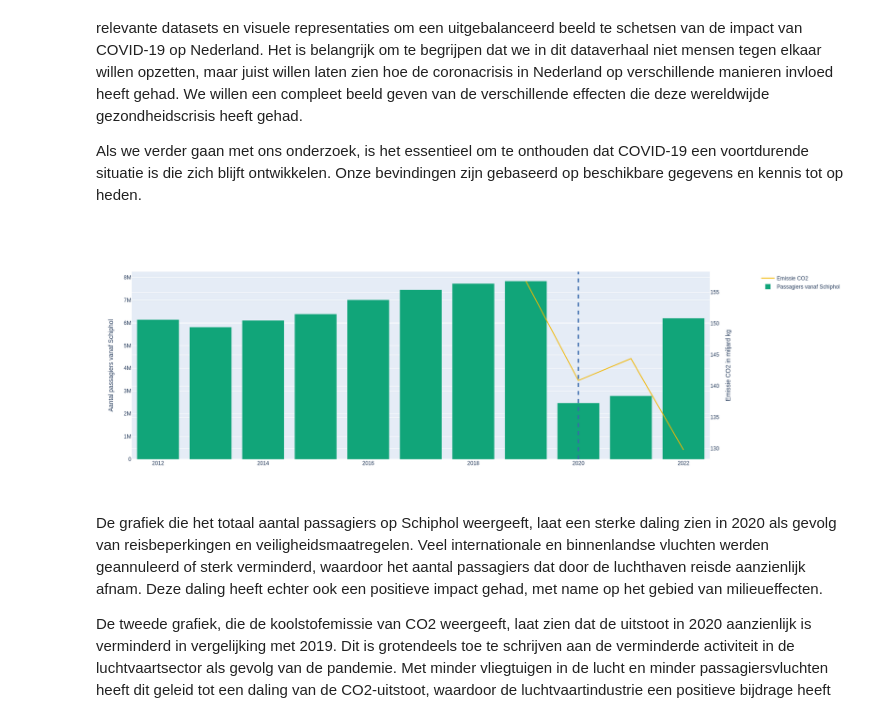
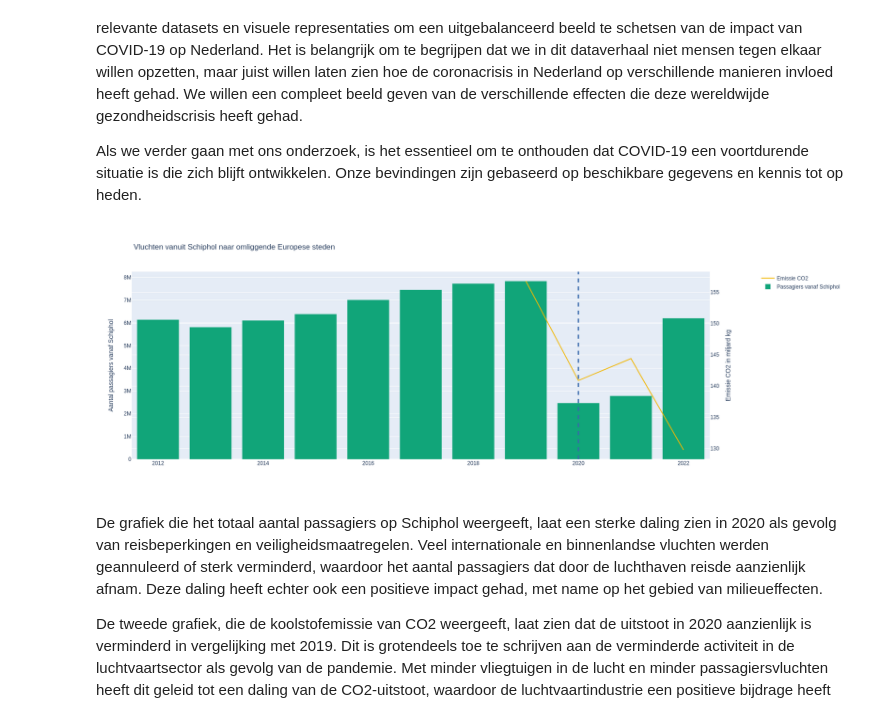
Before and after one commit to hannekesjoers/IV2023, a Jupyter notebook: docs/notebook.ipynb, the cells around one changed output. Drawn from its saved outputs; the diff is of its cells as text; code cells hidden in the pictures.

```diff
--- a/docs/notebook.ipynb
+++ b/docs/notebook.ipynb
@@ -22,35 +22,35 @@ from plotly.subplots import make_subplots
 
 df = pd.read_csv('Amsterdam_Airport_Schiphol__passagiersvervoer__partnerluchthaven_20062023_192658.csv')
 db = pd.read_csv('Emissies_broeikasgassen__IPCC___klimaatsector__kwartaal_21062023_104240.csv')
 
 fig = make_subplots(specs=[[{"secondary_y": True}]])
 
 fig.add_trace(
     go.Scatter(x = db['Perioden'], y = db['miljard kg CO2-equivalent'], name="Emissie CO2", mode="lines"), secondary_y = True
 )
 
 
 fig.add_trace(
     go.Bar(x = df['Perioden'], y= df['Totaal passagiers'], name="Passagiers vanaf Schiphol"),
     secondary_y=False
 )
 
 fig.data[0].line.color = 'rgb(242,183,1)'
 fig.update_traces(marker_color='rgb(17,165,121)')
 
 
 fig.update_yaxes(title_text="Aantal passagiers vanaf Schiphol", secondary_y=False)
 fig.update_yaxes(title_text="Emissie CO2 in miljard kg", secondary_y=True)
 
 fig.add_vline(x=2020, line_width=3, line_dash="dash", line_color="rgb(57,105,172)")
 
 fig.update_layout(
     height = 600,
-    width = 800)
+    title = 'Vluchten vanuit Schiphol naar omliggende Europese steden')
 
 fig.show()
 # %% [output]
-[figure, old version]
+[figure, new version]
 # %% [markdown]
 De grafiek die het totaal aantal passagiers op Schiphol weergeeft, laat een sterke daling zien in 2020 als gevolg van reisbeperkingen en veiligheidsmaatregelen. Veel internationale en binnenlandse vluchten werden geannuleerd of sterk verminderd, waardoor het aantal passagiers dat door de luchthaven reisde aanzienlijk afnam. Deze daling heeft echter ook een positieve impact gehad, met name op het gebied van milieueffecten.
 
```
Also changed, not shown: parts of 6 cells of this notebook, 11 other files.
